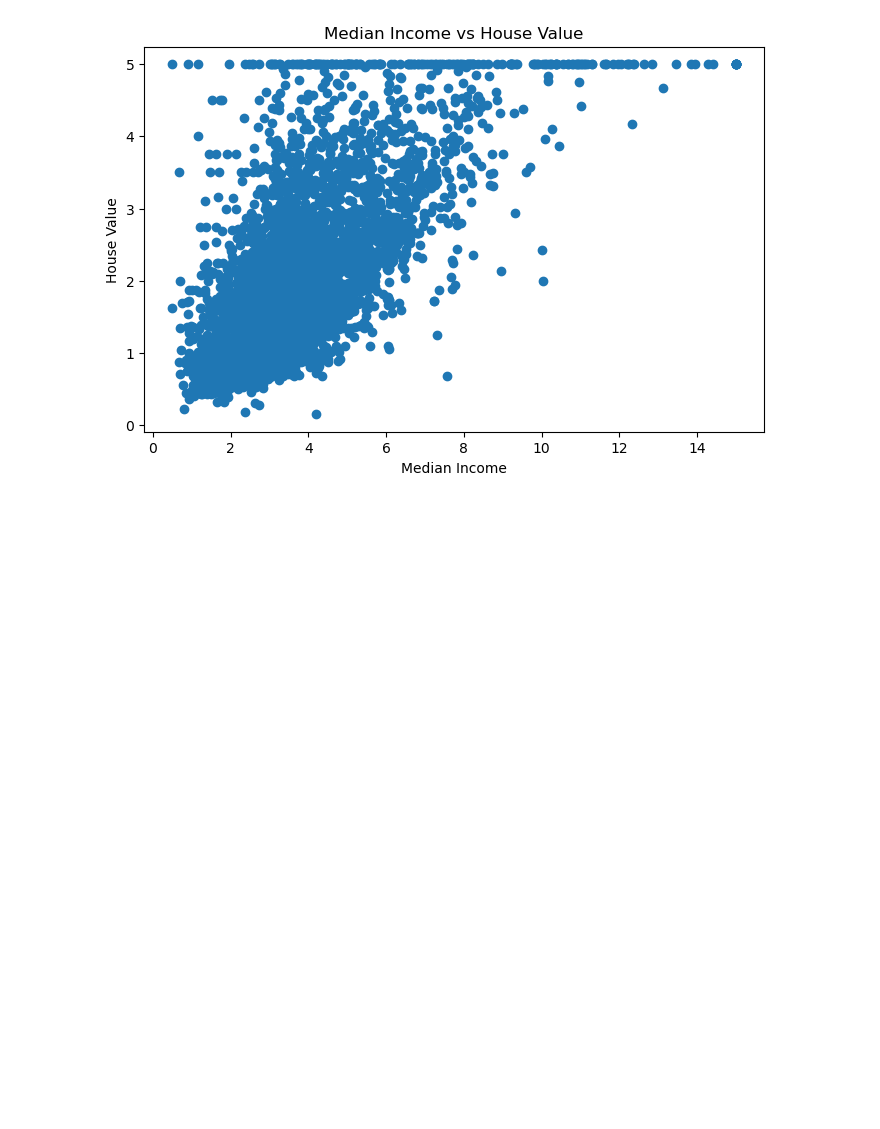
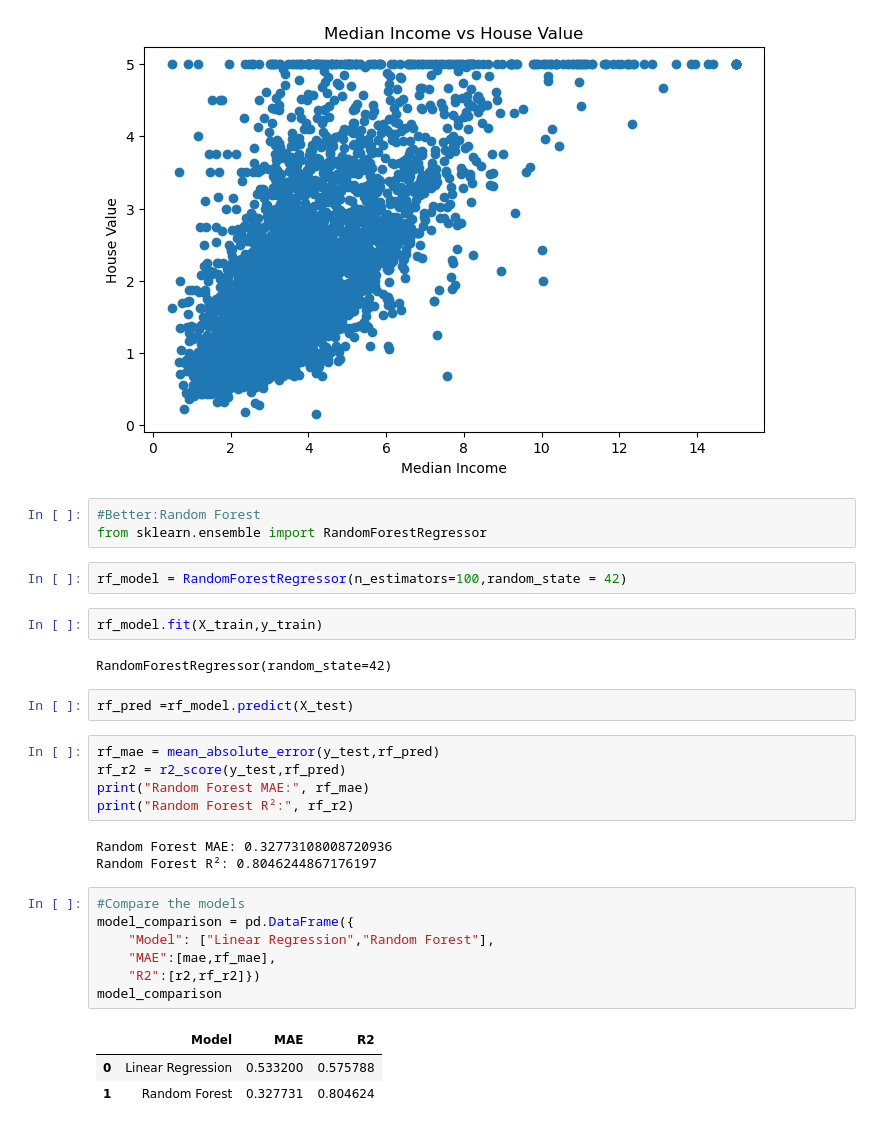
Before and after one commit to kindy10/HousePricePrediction, a Jupyter notebook: notebooks/house_price_prediction.ipynb, the cells around one changed output. Saved outputs shown, nothing was run; the diff lists cells and outputs as text; blank space fills up the shorter version.

Commit message:
Add random forest regression model

```diff
--- a/notebooks/house_price_prediction.ipynb
+++ b/notebooks/house_price_prediction.ipynb
@@ -473,3 +471,33 @@ plt.title("Median Income vs House Value")
 plt.show()
 # %% [output]
 [figure]
+# %%
+#Better:Random Forest
+from sklearn.ensemble import RandomForestRegressor
+# %%
+rf_model = RandomForestRegressor(n_estimators=100,random_state = 42)
+# %%
+rf_model.fit(X_train,y_train)
+# %% [output]
+RandomForestRegressor(random_state=42)
+# %%
+rf_pred =rf_model.predict(X_test)
+# %%
+rf_mae = mean_absolute_error(y_test,rf_pred)
+rf_r2 = r2_score(y_test,rf_pred)
+print("Random Forest MAE:", rf_mae)
+print("Random Forest R²:", rf_r2)
+# %% [output]
+Random Forest MAE: 0.32773108008720936
+Random Forest R²: 0.8046244867176197
+# %%
+#Compare the models
+model_comparison = pd.DataFrame({
+    "Model": ["Linear Regression","Random Forest"],
+    "MAE":[mae,rf_mae],
+    "R2":[r2,rf_r2]})
+model_comparison
+# %% [output]
+|  | Model | MAE | R2 |
+| 0 | Linear Regression | 0.533200 | 0.575788 |
+| 1 | Random Forest | 0.327731 | 0.804624 |
```
Also changed, not shown: parts of 1 cell of this notebook.
